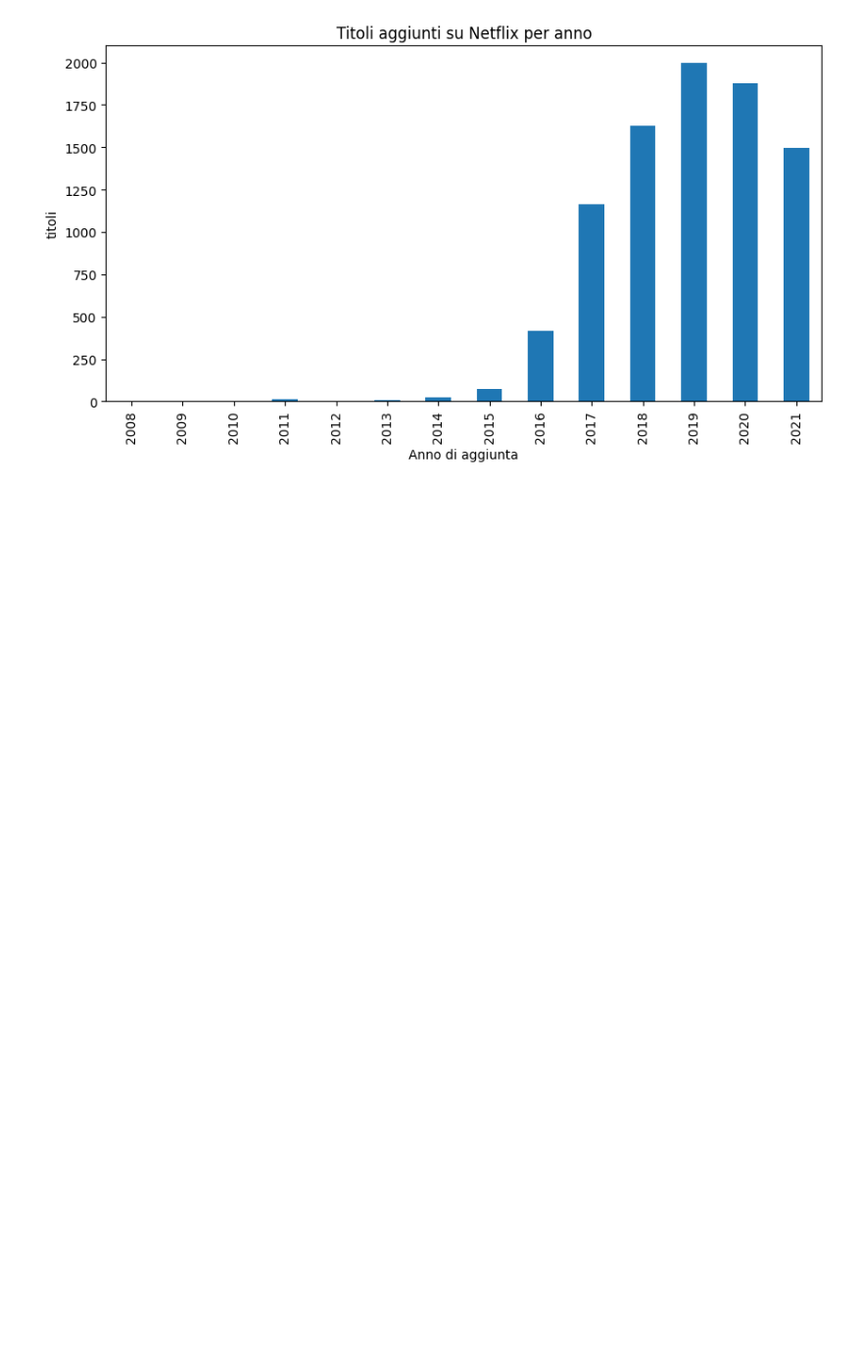
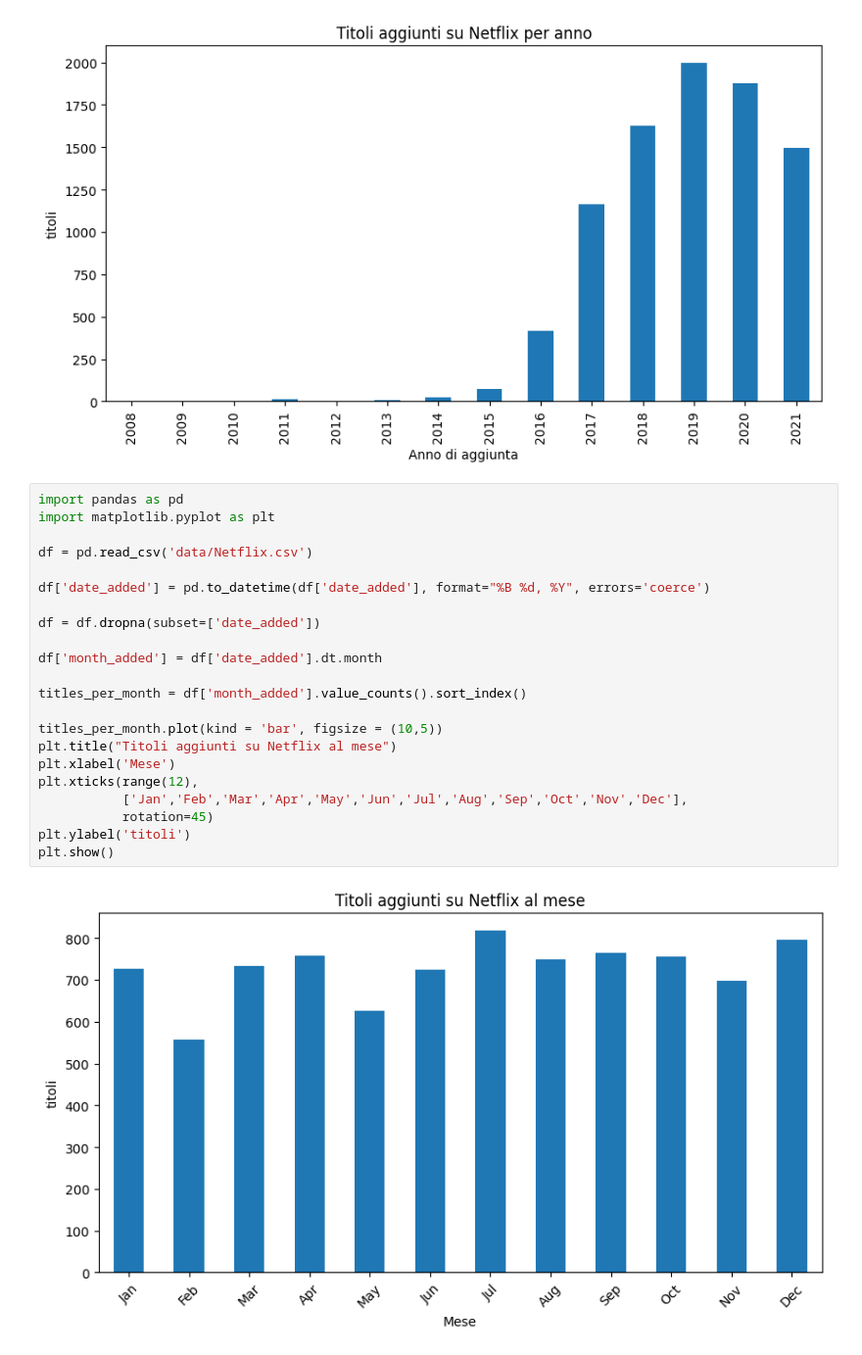
Before and after one commit to leozap00/NetflixAnalysis, a Jupyter notebook: Notebook.ipynb, the cells around one changed output. Shown at 98% size. Cells and saved outputs as stored; diff of their text form; blank space fills up the shorter version.

```diff
--- a/Notebook.ipynb
+++ b/Notebook.ipynb
@@ -35,3 +35,27 @@ year_added
 2021    1498
 Name: count, dtype: int64
 [figure]
+# %%
+import pandas as pd
+import matplotlib.pyplot as plt
+
+df = pd.read_csv('data/Netflix.csv')
+
+df['date_added'] = pd.to_datetime(df['date_added'], format="%B %d, %Y", errors='coerce')
+
+df = df.dropna(subset=['date_added'])
+
+df['month_added'] = df['date_added'].dt.month
+
+titles_per_month = df['month_added'].value_counts().sort_index()
+
+titles_per_month.plot(kind = 'bar', figsize = (10,5))
+plt.title("Titoli aggiunti su Netflix al mese")
+plt.xlabel('Mese')
+plt.xticks(range(12),
+           ['Jan','Feb','Mar','Apr','May','Jun','Jul','Aug','Sep','Oct','Nov','Dec'],
+           rotation=45)
+plt.ylabel('titoli')
+plt.show()
+# %% [output]
+[figure, added]
```
Also changed, not shown: parts of 2 cells of this notebook, 1 other file.
